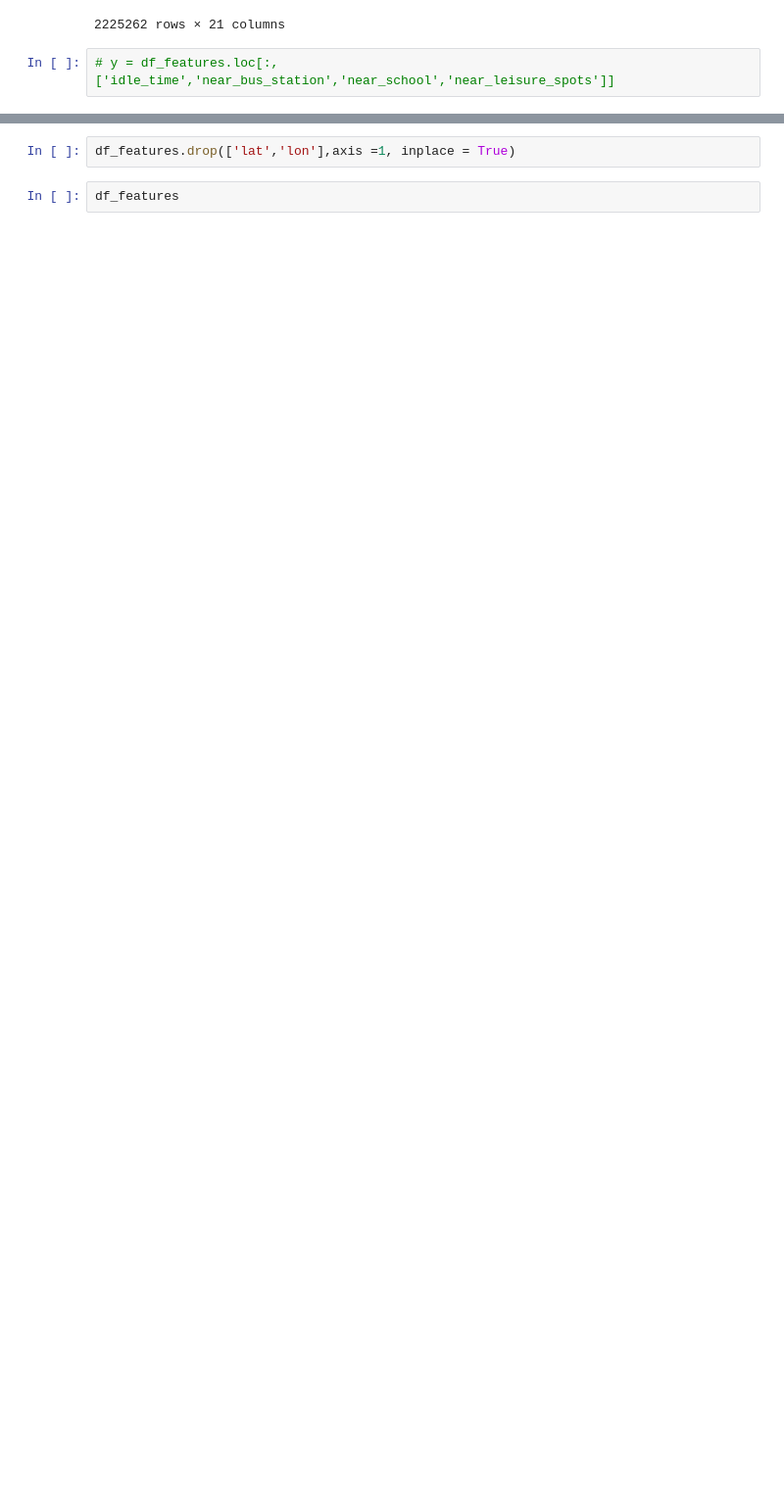
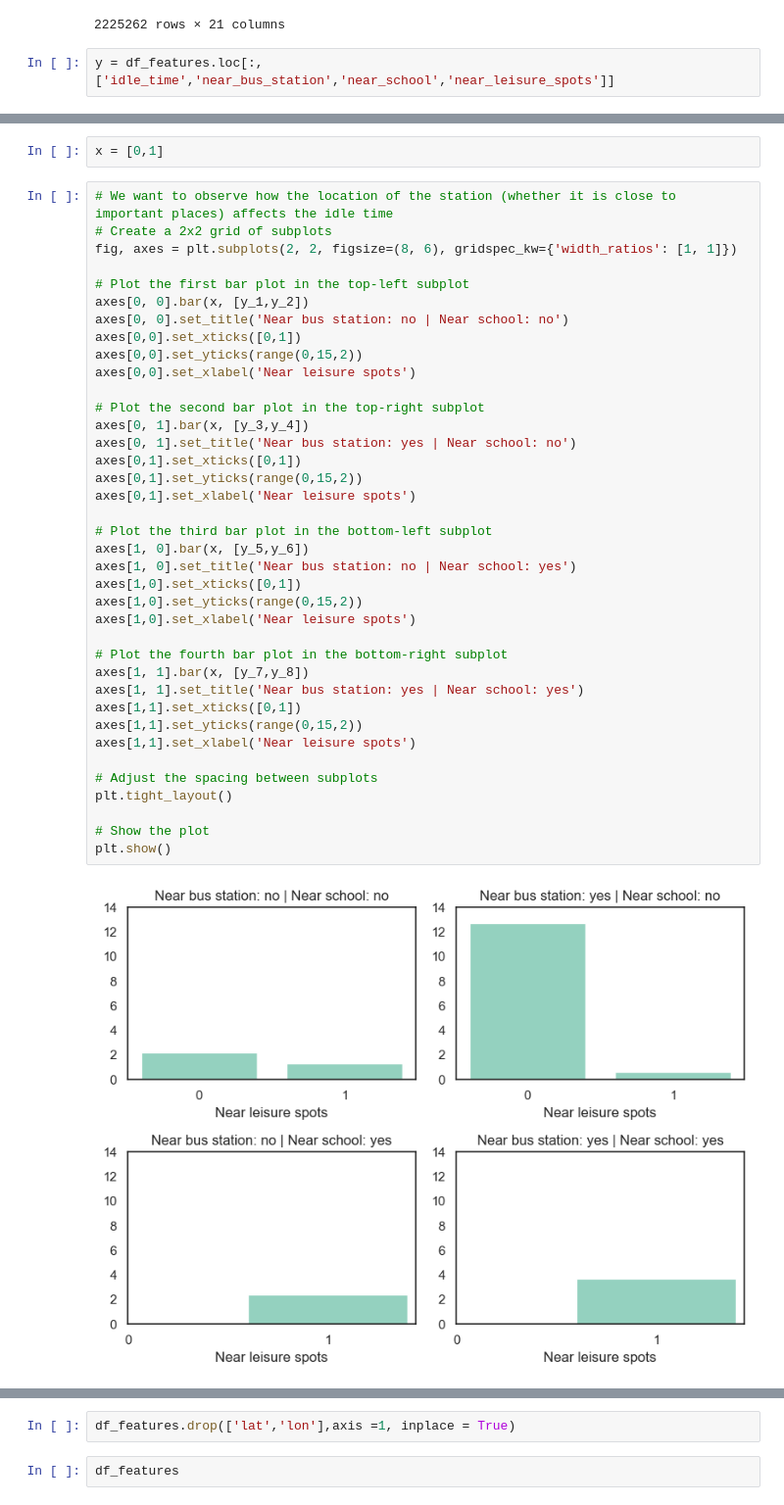
Before and after one commit to Ppkhanh/The-Learning-Machines, a Jupyter notebook: FeaturesEngineering.ipynb, the cells around one changed output, grey strips where cells are left out. Shown at 98% size. Drawn from its saved outputs; the diff is of its cells as text; blank space fills up the shorter version.

Commit message:
add plots

```diff
--- a/FeaturesEngineering.ipynb
+++ b/FeaturesEngineering.ipynb
@@ -611,5 +611,5 @@ df_features
 | 2407243 | 2019-12-30 14:00:00 | 498 | 10962 | 20.881111 | 1 | 9.0 | 11.0 | 0 | 14 | ... |
 2225262 rows × 21 columns
 # %%
-# y = df_features.loc[:,['idle_time','near_bus_station','near_school','near_leisure_spots']]
+y = df_features.loc[:,['idle_time','near_bus_station','near_school','near_leisure_spots']]
 # %%
@@ -638,0 +632,42 @@ df_features
+# %%
+x = [0,1]
+# %%
+# We want to observe how the location of the station (whether it is close to important places) affects the idle time
+# Create a 2x2 grid of subplots
+fig, axes = plt.subplots(2, 2, figsize=(8, 6), gridspec_kw={'width_ratios': [1, 1]})
+
+# Plot the first bar plot in the top-left subplot
+axes[0, 0].bar(x, [y_1,y_2])
+axes[0, 0].set_title('Near bus station: no | Near school: no')
+axes[0,0].set_xticks([0,1])
+axes[0,0].set_yticks(range(0,15,2))
+axes[0,0].set_xlabel('Near leisure spots')
+
+# Plot the second bar plot in the top-right subplot
+axes[0, 1].bar(x, [y_3,y_4])
+axes[0, 1].set_title('Near bus station: yes | Near school: no')
+axes[0,1].set_xticks([0,1])
+axes[0,1].set_yticks(range(0,15,2))
+axes[0,1].set_xlabel('Near leisure spots')
+
+# Plot the third bar plot in the bottom-left subplot
+axes[1, 0].bar(x, [y_5,y_6])
+axes[1, 0].set_title('Near bus station: no | Near school: yes')
+axes[1,0].set_xticks([0,1])
+axes[1,0].set_yticks(range(0,15,2))
+axes[1,0].set_xlabel('Near leisure spots')
+
+# Plot the fourth bar plot in the bottom-right subplot
+axes[1, 1].bar(x, [y_7,y_8])
+axes[1, 1].set_title('Near bus station: yes | Near school: yes')
+axes[1,1].set_xticks([0,1])
+axes[1,1].set_yticks(range(0,15,2))
+axes[1,1].set_xlabel('Near leisure spots')
+
+# Adjust the spacing between subplots
+plt.tight_layout()
+
+# Show the plot
+plt.show()
+# %% [output]
+[figure, added]
```
Also changed, not shown: parts of 4 cells of this notebook.
